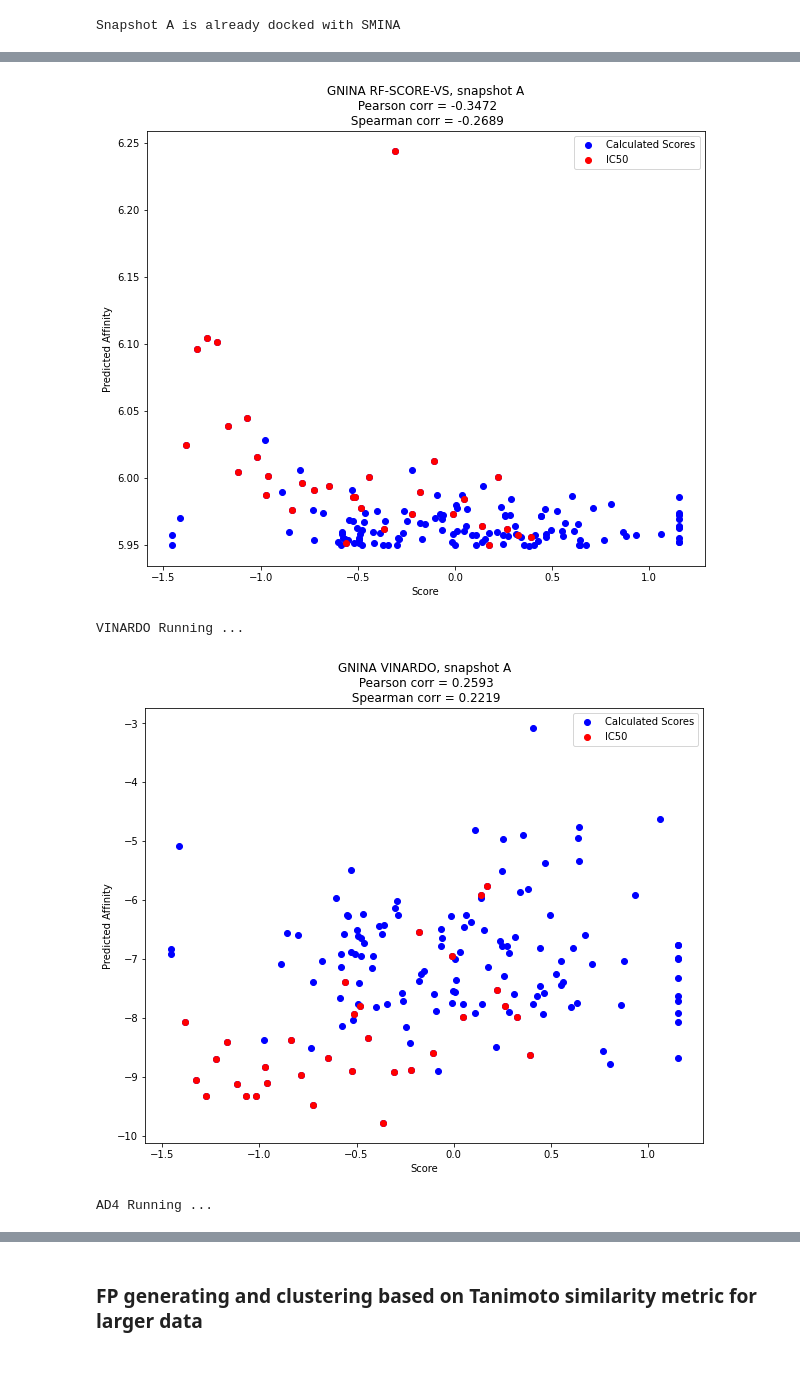
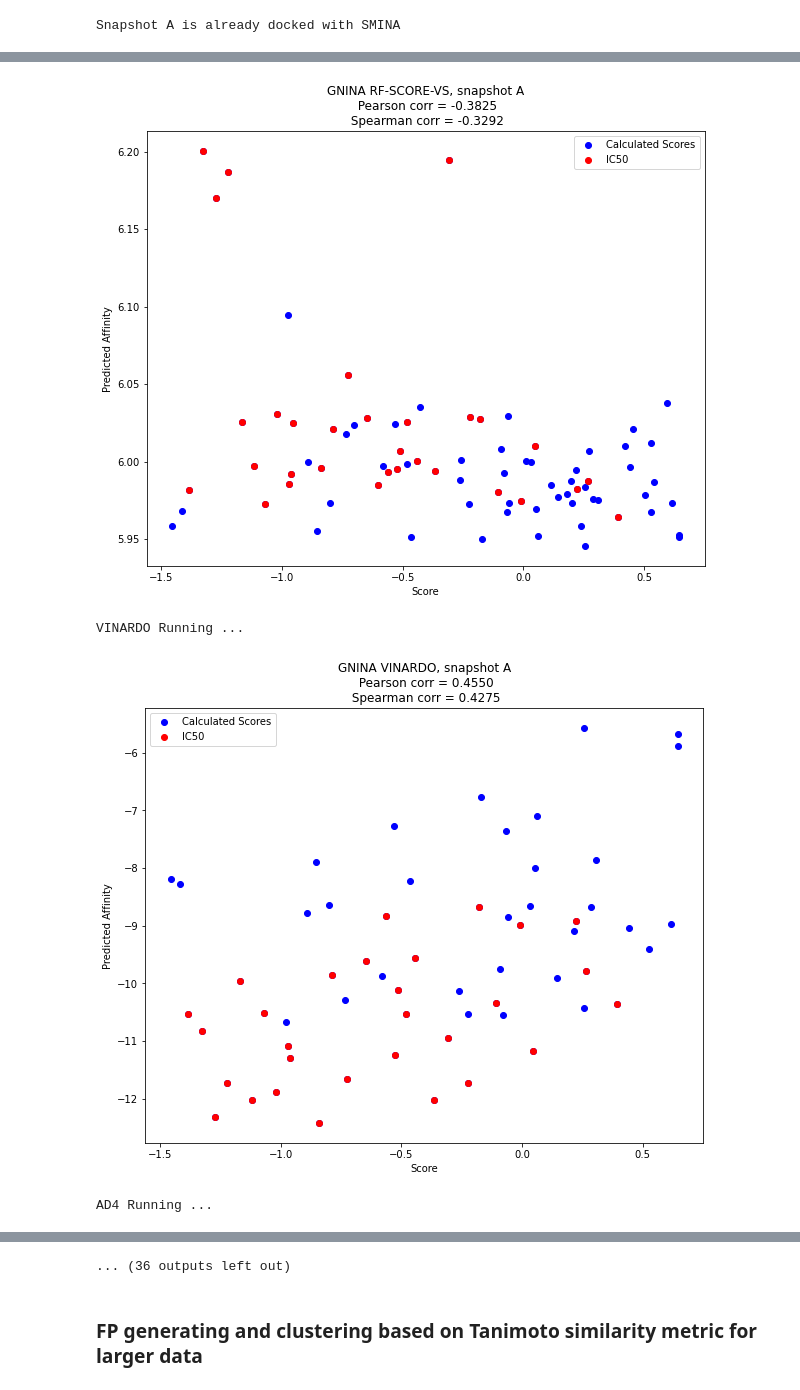
Before and after one commit to volkamerlab/MolDockLab, a Jupyter notebook: ECFT_VS_pipeline.ipynb, the cells around one changed output, grey strips where cells are left out. Drawn from its saved outputs; the diff is of its cells as text; code cells hidden in the pictures.

```diff
--- a/ECFT_VS_pipeline.ipynb
+++ b/ECFT_VS_pipeline.ipynb
@@ -134,4 +279,5 @@ rank_correlation(smina_results_path, common_ID)
 # %%
-from rescoring import rescoring_functions
-rescoring_functions(['smina', 'gnina'], ['rf-score-vs', 'vinardo', 'ad4'], snapshot_ID, data_size, common_ID)
+for size in ['80','120','124','212']:
+    print(size,'\n\n\n')
+    rescoring_functions(['smina', 'gnina'], ['rf-score-vs', 'vinardo', 'ad4'], snapshot_ID, size, common_ID)
 # %% [output]
@@ -149,9 +299,9 @@ AD4 Running ...
 GNINA is now rescored ...
 
 
 
 RF-SCORE-VS Running ...
-[figure, old version]
+[figure, new version]
 VINARDO Running ...
-[figure, old version]
+[figure, new version]
 AD4 Running ...
@@ -159,3 +309,4 @@ AD4 Running ...
+... (36 outputs left out)
 # %% [markdown]
 ### FP generating and clustering based on Tanimoto similarity metric for larger data
 # %%
```
Also changed, not shown: parts of 29 cells of this notebook, 3 other files.
